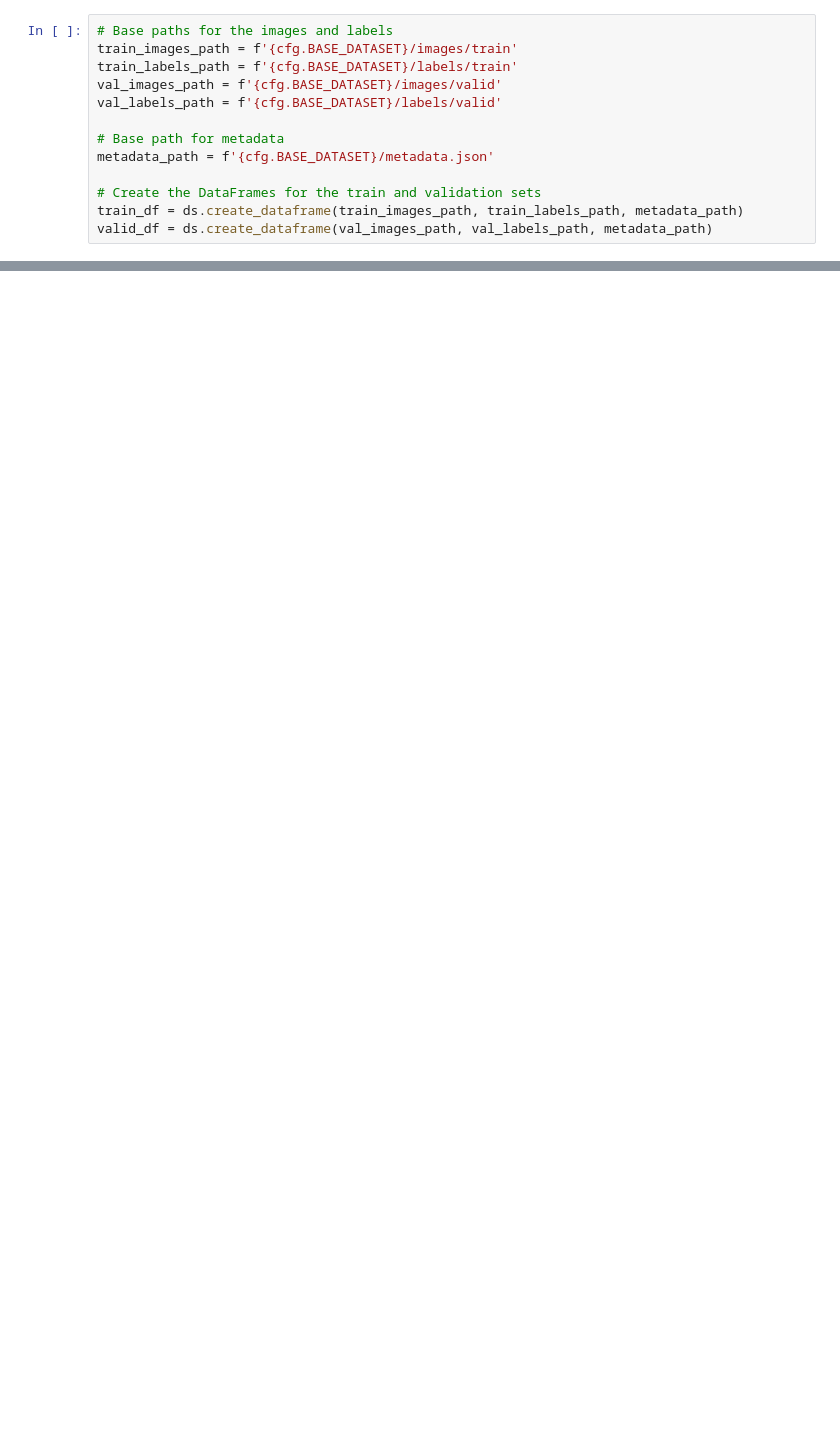
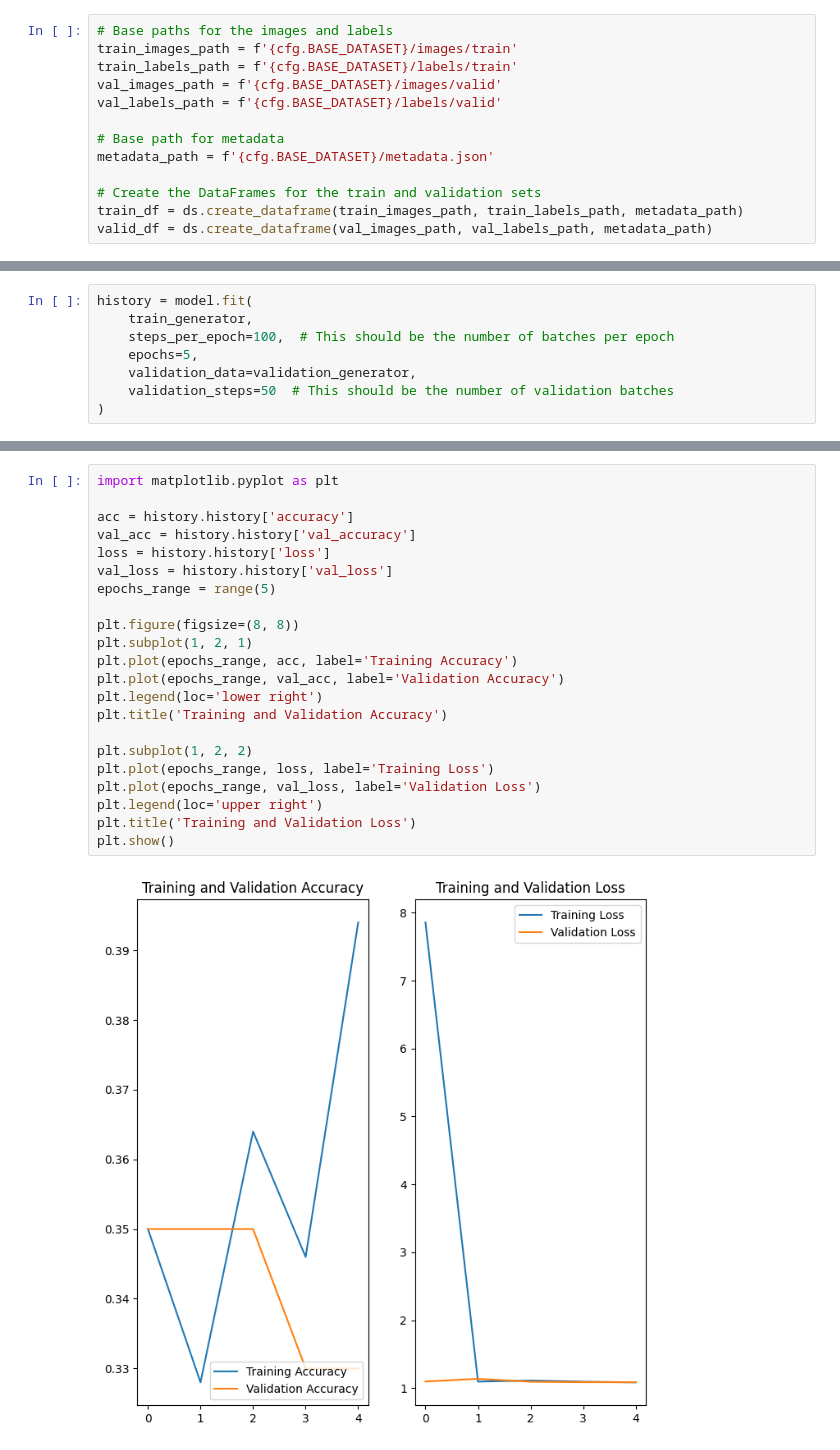
Before and after one commit to tee1g21/Intruder-Aircraft-Detection, a Jupyter notebook: main/custom-classifier.ipynb, the cells around one changed output, grey strips where cells are left out. Saved outputs shown, nothing was run; the diff lists cells and outputs as text; blank space fills up the shorter version.

Commit message:
Started training custom classifier

```diff
--- a/main/custom-classifier.ipynb
+++ b/main/custom-classifier.ipynb
@@ -67,0 +164,8 @@ ds.augment_dataset(dataset_dir, augmentation_metadata)
+# %%
+history = model.fit(
+    train_generator,
+    steps_per_epoch=100,  # This should be the number of batches per epoch
+    epochs=5,
+    validation_data=validation_generator,
+    validation_steps=50  # This should be the number of validation batches
+)
@@ -67,0 +197,24 @@ ds.augment_dataset(dataset_dir, augmentation_metadata)
+# %%
+import matplotlib.pyplot as plt
+
+acc = history.history['accuracy']
+val_acc = history.history['val_accuracy']
+loss = history.history['loss']
+val_loss = history.history['val_loss']
+epochs_range = range(5)
+
+plt.figure(figsize=(8, 8))
+plt.subplot(1, 2, 1)
+plt.plot(epochs_range, acc, label='Training Accuracy')
+plt.plot(epochs_range, val_acc, label='Validation Accuracy')
+plt.legend(loc='lower right')
+plt.title('Training and Validation Accuracy')
+
+plt.subplot(1, 2, 2)
+plt.plot(epochs_range, loss, label='Training Loss')
+plt.plot(epochs_range, val_loss, label='Validation Loss')
+plt.legend(loc='upper right')
+plt.title('Training and Validation Loss')
+plt.show()
+# %% [output]
+[figure, added]
```
Also changed, not shown: parts of 10 cells of this notebook, 1 other file.
